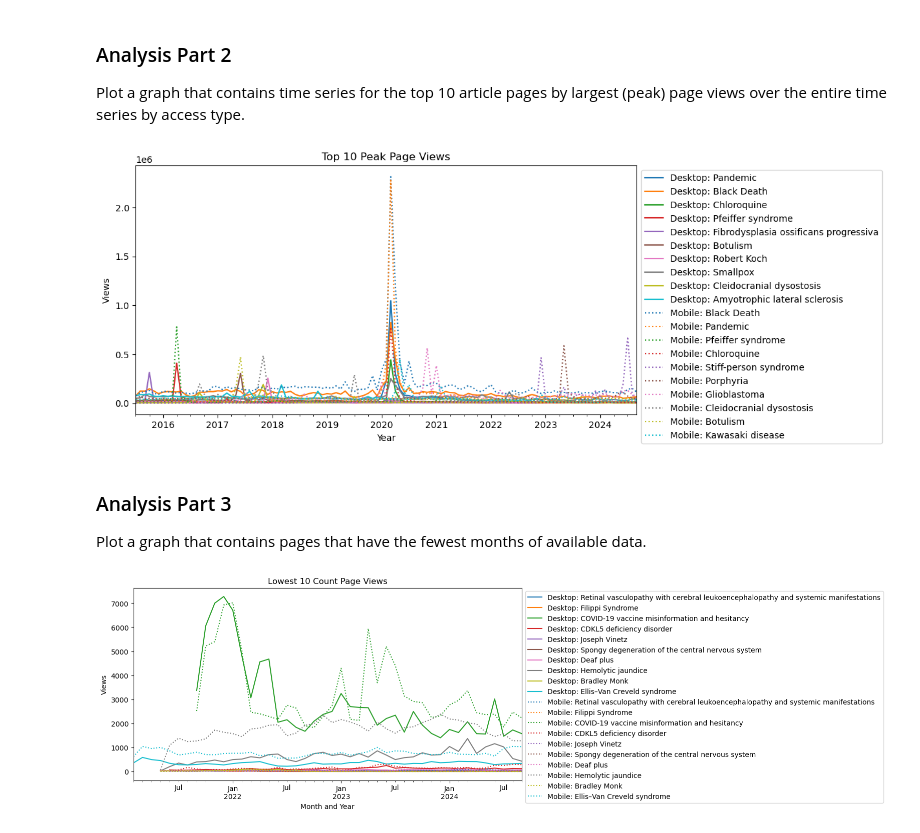
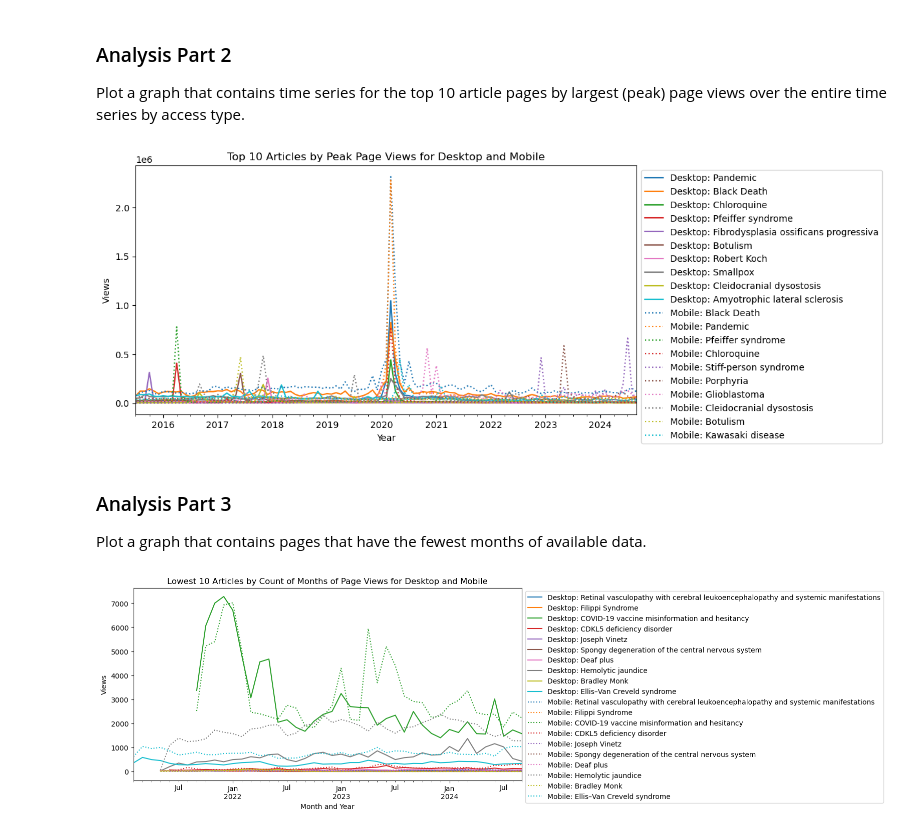
Before and after one commit to himanshunaidu/data512, a Jupyter notebook: week1/wp_rare_disease_article_views.ipynb, the cells around one changed output. Cells and saved outputs as stored; diff of their text form; code cells hidden in the pictures.

```diff
--- a/week1/wp_rare_disease_article_views.ipynb
+++ b/week1/wp_rare_disease_article_views.ipynb
@@ -455,27 +455,27 @@ top_10_peak_articles_mobile = get_top_10_peak_articles(aggregate_mobile_df)['art
 # %%
 # Plot the time series data for the top 10 articles with the maximum peak views
 
 plt.figure(figsize=(10, 5))
 ax = plt.gca()
 
 for index, article in top_10_peak_articles_desktop.items():
     peak_article_df = get_time_series_for_article_from_view_data(article, views_desktop)
     peak_article_df.plot(x='date', y='views', label='Desktop: '+article, ax=ax)
 
 for index, article in top_10_peak_articles_mobile.items():
     peak_article_df = get_time_series_for_article_from_view_data(article, views_mobile)
     peak_article_df.plot(x='date', y='views', label='Mobile: '+article, ax=ax, linestyle='dotted')
 
 plt.xlabel("Year")
 plt.ylabel("Views")
-plt.title("Top 10 Peak Page Views")
+plt.title("Top 10 Articles by Peak Page Views for Desktop and Mobile")
 plt.legend(bbox_to_anchor=(1, 1))
 
 plt.savefig(os.path.join(PLOT_PATH, "top_10_peak_views.png"), bbox_inches='tight')
 
 plt.show()
 # %% [output]
-[figure, old version]
+[figure, new version]
 # %% [markdown]
 ### Analysis Part 3
 
@@ -502,11 +502,11 @@ for index, article in lowest_10_count_articles_mobile.items():
 
 plt.xlabel("Month and Year")
 plt.ylabel("Views")
-plt.title("Lowest 10 Count Page Views")
+plt.title("Lowest 10 Articles by Count of Months of Page Views for Desktop and Mobile")
 plt.legend(bbox_to_anchor=(1, 1))
 
 plt.savefig(os.path.join(PLOT_PATH, "lowest_10_count_views.png"), bbox_inches='tight')
 
 plt.show()
 # %% [output]
-[figure, old version]
+[figure, new version]
```
Also changed, not shown: parts of 1 cell of this notebook, 3 other files.
